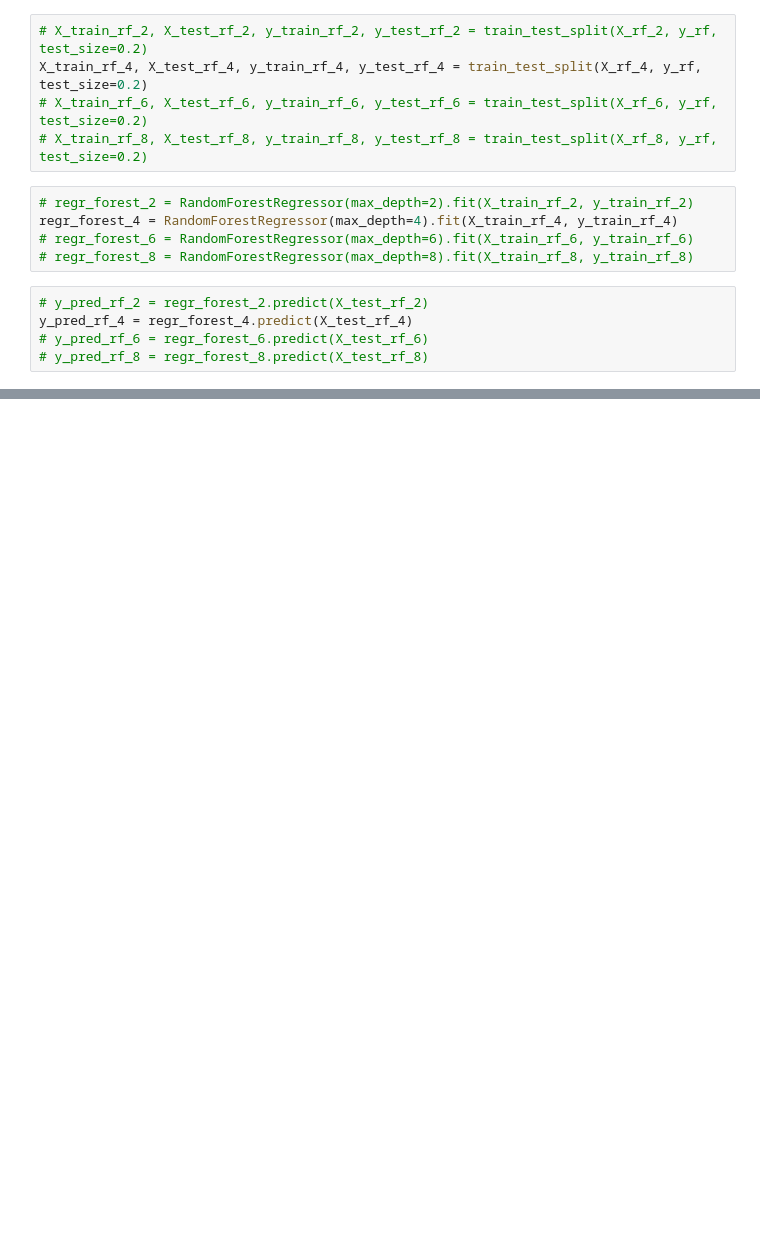
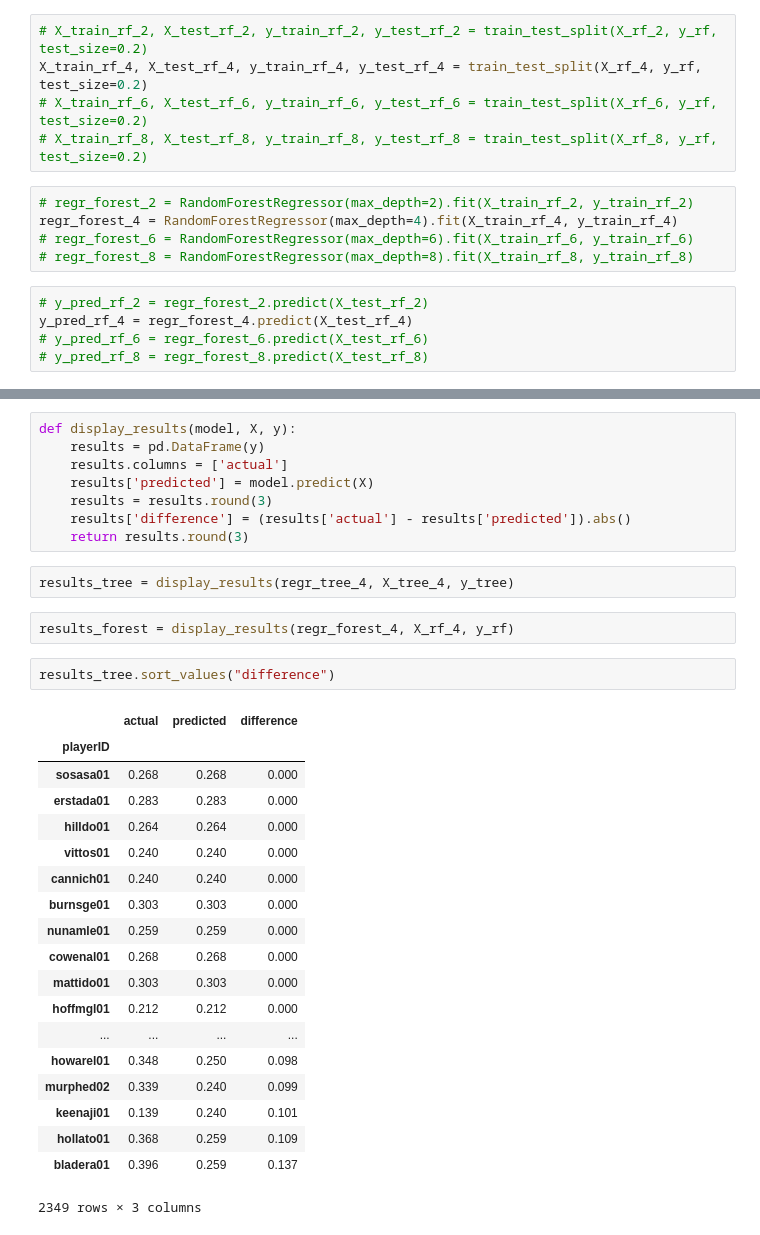
Before and after one commit to aaronmcd1214/Capstone, a Jupyter notebook: Decision Tree Regressor.ipynb, the cells around one changed output, grey strips where cells are left out. Drawn from its saved outputs; the diff is of its cells as text; blank space fills up the shorter version.

```diff
--- a/Decision Tree Regressor.ipynb
+++ b/Decision Tree Regressor.ipynb
@@ -299,0 +244,34 @@ test_df
+# %%
+def display_results(model, X, y):
+    results = pd.DataFrame(y)
+    results.columns = ['actual']
+    results['predicted'] = model.predict(X)
+    results = results.round(3)
+    results['difference'] = (results['actual'] - results['predicted']).abs()
+    return results.round(3)
+# %%
+results_tree = display_results(regr_tree_4, X_tree_4, y_tree)
+# %%
+results_forest = display_results(regr_forest_4, X_rf_4, y_rf)
+# %%
+results_tree.sort_values("difference")
+# %% [output]
+|  | actual | predicted | difference |
+| playerID |  |  |  |
+| sosasa01 | 0.268 | 0.268 | 0.000 |
+| erstada01 | 0.283 | 0.283 | 0.000 |
+| hilldo01 | 0.264 | 0.264 | 0.000 |
+| vittos01 | 0.240 | 0.240 | 0.000 |
+| cannich01 | 0.240 | 0.240 | 0.000 |
+| burnsge01 | 0.303 | 0.303 | 0.000 |
+| nunamle01 | 0.259 | 0.259 | 0.000 |
+| cowenal01 | 0.268 | 0.268 | 0.000 |
+| mattido01 | 0.303 | 0.303 | 0.000 |
+| hoffmgl01 | 0.212 | 0.212 | 0.000 |
+| ... | ... | ... | ... |
+| howarel01 | 0.348 | 0.250 | 0.098 |
+| murphed02 | 0.339 | 0.240 | 0.099 |
+| keenaji01 | 0.139 | 0.240 | 0.101 |
+| hollato01 | 0.368 | 0.259 | 0.109 |
+| bladera01 | 0.396 | 0.259 | 0.137 |
+2349 rows × 3 columns
```
Also changed, not shown: parts of 18 cells of this notebook, 31 other files.
